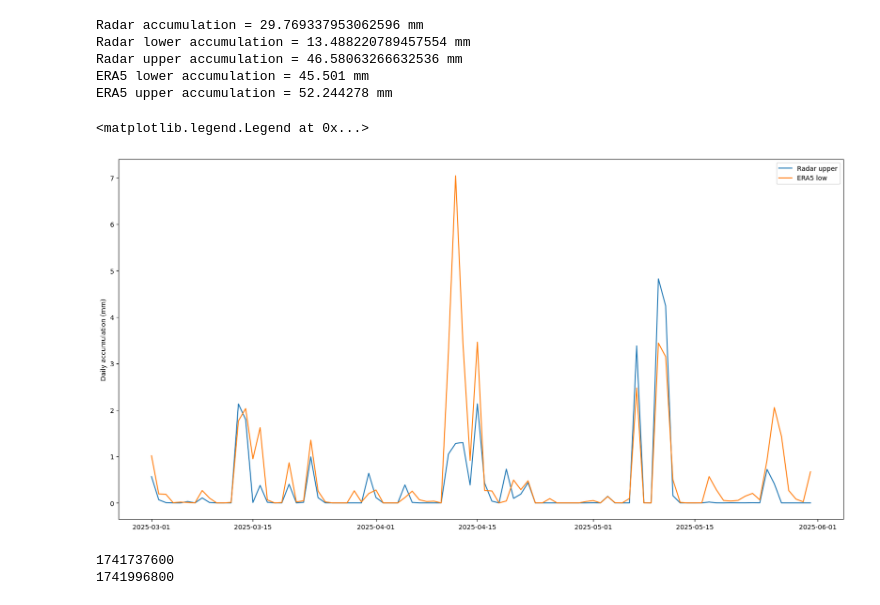
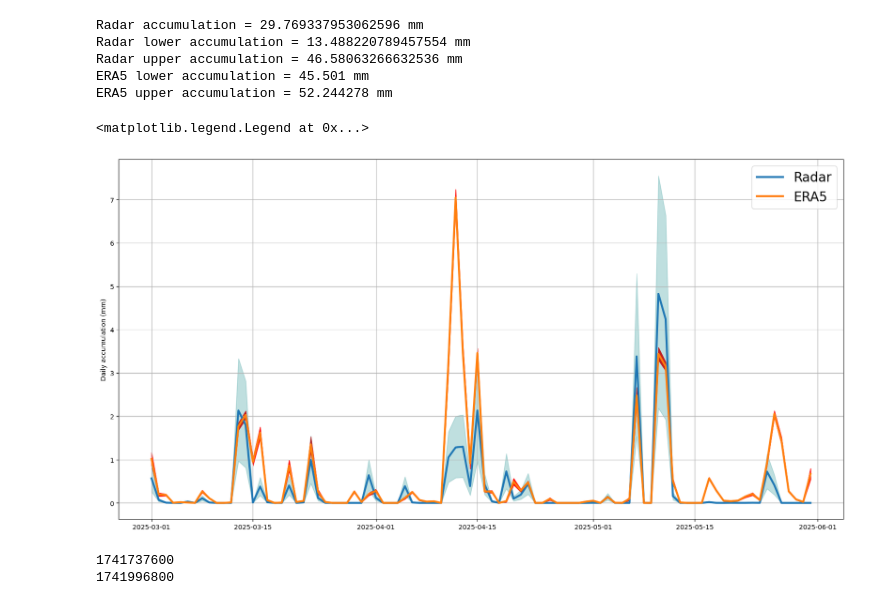
Before and after one commit to Troll-Observing-Network/neumayer-snowfall, a Jupyter notebook: TrollMarchAccum.ipynb, the cells around one changed output. Drawn from its saved outputs; the diff is of its cells as text; code cells hidden in the pictures.

```diff
--- a/TrollMarchAccum.ipynb
+++ b/TrollMarchAccum.ipynb
@@ -281,18 +294,19 @@ ERA5 upper accumulation = 52.244278 mm
 # %%
 dates = np.arange('2025-03-01', '2025-06-01', dtype='datetime64[D]')
 accum_daily_mean = (accum_daily_low+accum_daily_high)/2
 
 plt.figure(figsize=(20, 10))
-plt.plot(dates, radar_accum, label='Radar upper')
-plt.plot(dates, accum_daily_mean, label='ERA5 low')
-#plt.fill_between(dates, accum_daily_low, accum_daily_high)
-#plt.fill_between(dates, radar_accum_upper, radar_accum_lower)
+plt.plot(dates, radar_accum, label='Radar', linewidth=3)
+plt.plot(dates, accum_daily_mean, label='ERA5', linewidth=3)
+plt.fill_between(dates, accum_daily_low, accum_daily_high, color='red')
+plt.fill_between(dates, radar_accum_upper, radar_accum_lower, color='teal', alpha=0.25)
 plt.ylabel("Daily accumulation (mm)")
+plt.grid()
 #plt.plot(dates, accum_daily_high, label='ERA5 high')
-plt.legend()
+plt.legend(fontsize=20)
 # %% [output]
 <matplotlib.legend.Legend at 0x...>
-[figure, old version]
+[figure, new version]
 # %%
 hour_accum = np.zeros([48])
 #daily_accum = {}
```
Also changed, not shown: parts of 20 cells of this notebook, 6 other files.
